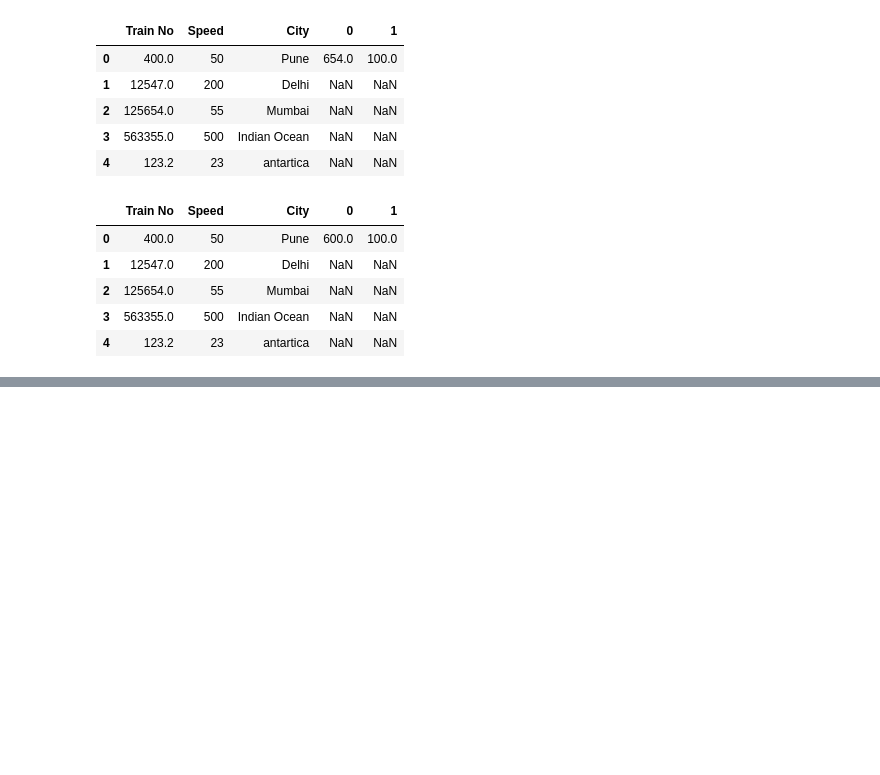
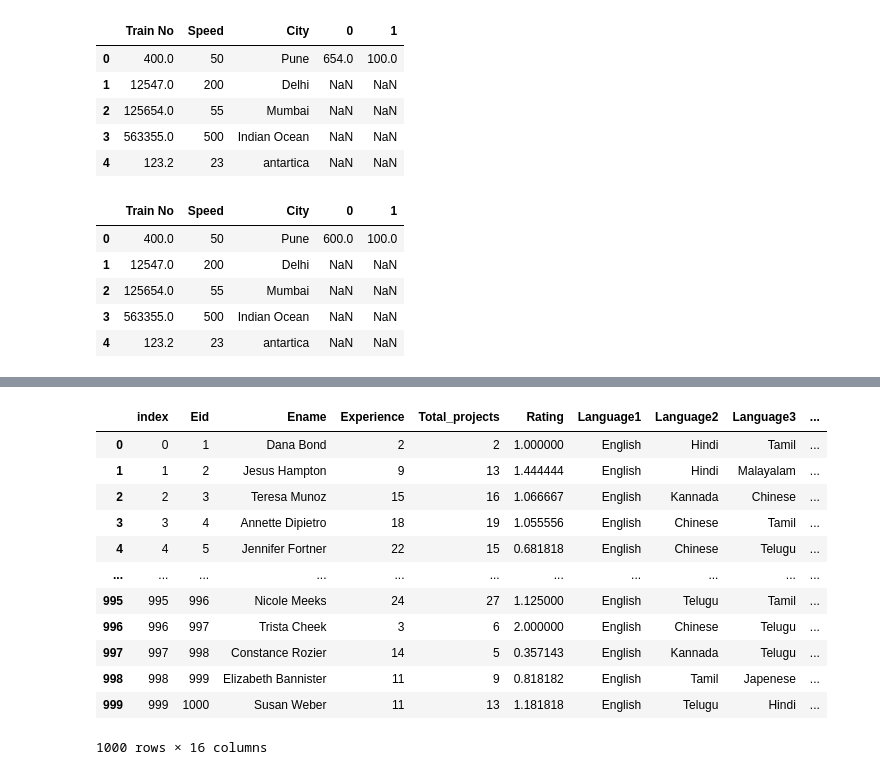
Before and after one commit to Roushan-World/Data_Analytics_10_11-30, a Jupyter notebook: 2.Pandas.ipynb, the cells around one changed output, grey strips where cells are left out. Cells and saved outputs as stored; diff of their text form; code cells hidden in the pictures; blank space fills up the shorter version.

```diff
--- a/2.Pandas.ipynb
+++ b/2.Pandas.ipynb
@@ -654,0 +705,2 @@ newdf3
+# %%
+x1.loc[0,'A']=65543
@@ -654,0 +965,2 @@ newdf3
+# %%
+x1.drop(['Area_of_Interest_1','Area_of_Interest_2','Area_of_Interest_3'],axis=1,inplace=True)
@@ -654,0 +999,16 @@ newdf3
+# %%
+x1.reset_index()
+# %% [output]
+|  | index | Eid | Ename | Experience | Total_projects | Rating | Language1 | Language2 | Language3 | ... |
+| 0 | 0 | 1 | Dana Bond | 2 | 2 | 1.000000 | English | Hindi | Tamil | ... |
+| 1 | 1 | 2 | Jesus Hampton | 9 | 13 | 1.444444 | English | Hindi | Malayalam | ... |
+| 2 | 2 | 3 | Teresa Munoz | 15 | 16 | 1.066667 | English | Kannada | Chinese | ... |
+| 3 | 3 | 4 | Annette Dipietro | 18 | 19 | 1.055556 | English | Chinese | Tamil | ... |
+| 4 | 4 | 5 | Jennifer Fortner | 22 | 15 | 0.681818 | English | Chinese | Telugu | ... |
+| ... | ... | ... | ... | ... | ... | ... | ... | ... | ... | ... |
+| 995 | 995 | 996 | Nicole Meeks | 24 | 27 | 1.125000 | English | Telugu | Tamil | ... |
+| 996 | 996 | 997 | Trista Cheek | 3 | 6 | 2.000000 | English | Chinese | Telugu | ... |
+| 997 | 997 | 998 | Constance Rozier | 14 | 5 | 0.357143 | English | Kannada | Telugu | ... |
+| 998 | 998 | 999 | Elizabeth Bannister | 11 | 9 | 0.818182 | English | Tamil | Japenese | ... |
+| 999 | 999 | 1000 | Susan Weber | 11 | 13 | 1.181818 | English | Telugu | Hindi | ... |
+1000 rows × 16 columns
```
Also changed, not shown: parts of 31 cells of this notebook.
